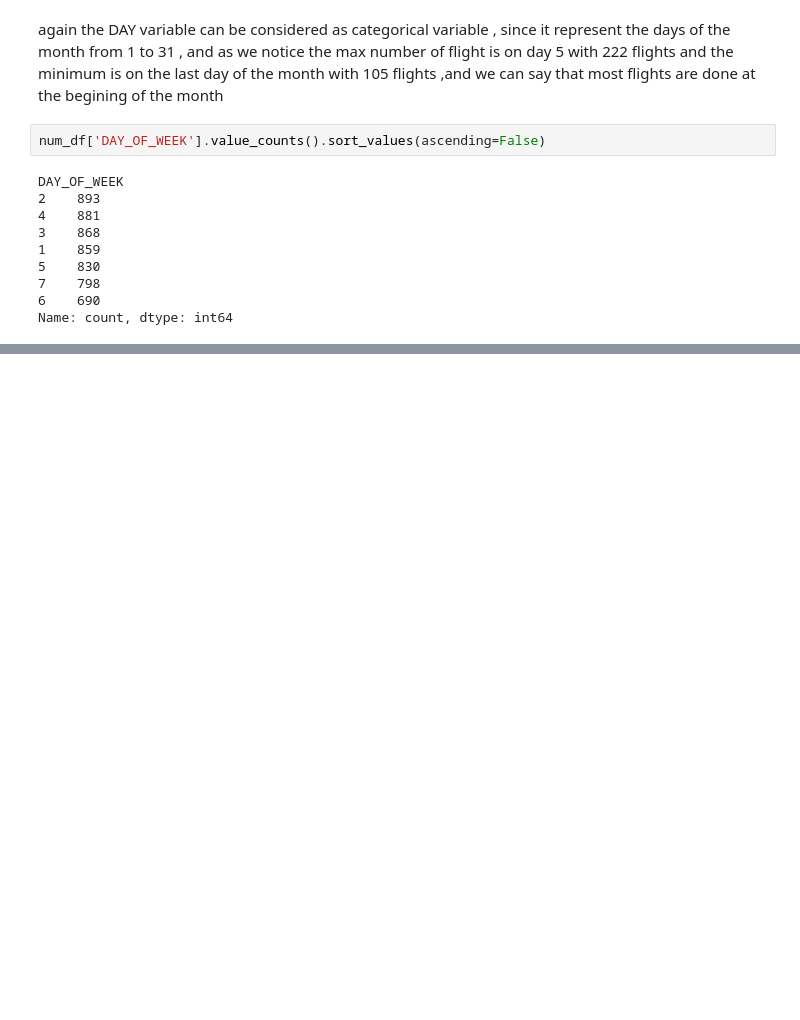
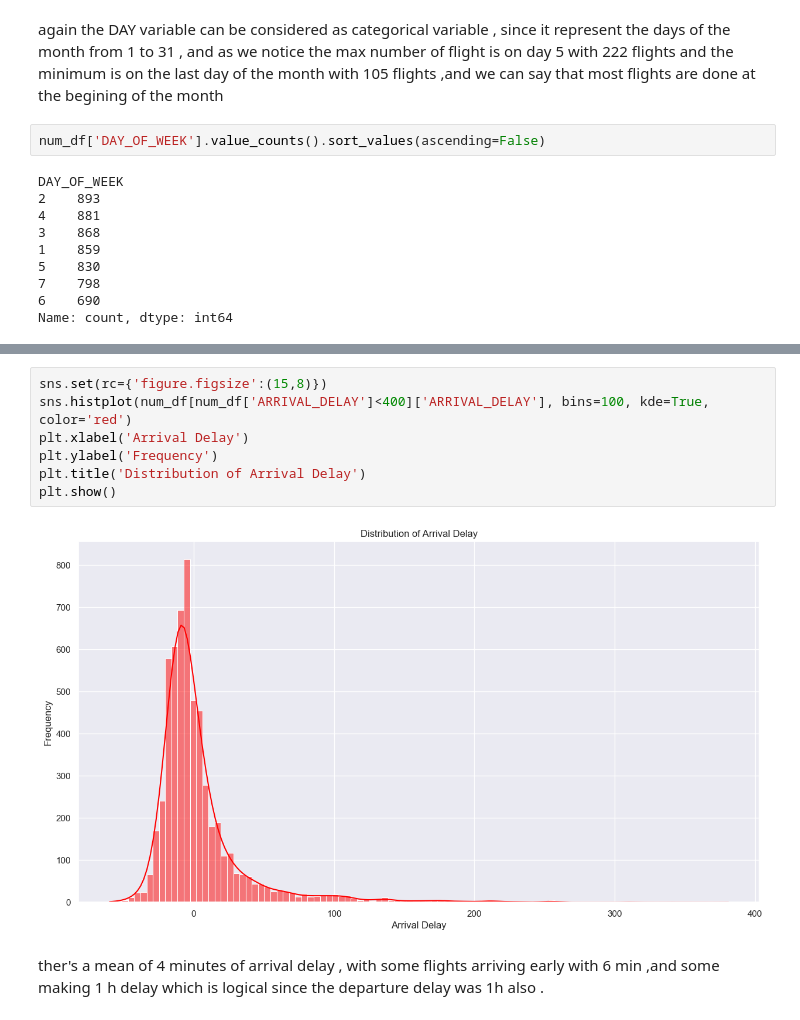
Before and after one commit to hacha007/EDA, a Jupyter notebook: flights_EDA.ipynb, the cells around one changed output, grey strips where cells are left out. Cells and saved outputs as stored; diff of their text form; blank space fills up the shorter version.

```diff
--- a/flights_EDA.ipynb
+++ b/flights_EDA.ipynb
@@ -212,0 +323,11 @@ plt.show()
+# %%
+sns.set(rc={'figure.figsize':(15,8)})
+sns.histplot(num_df[num_df['ARRIVAL_DELAY']<400]['ARRIVAL_DELAY'], bins=100, kde=True, color='red')
+plt.xlabel('Arrival Delay')
+plt.ylabel('Frequency')
+plt.title('Distribution of Arrival Delay')
+plt.show()
+# %% [output]
+[figure, added]
+# %% [markdown]
+ther's a mean of 4 minutes of arrival delay , with some flights arriving early with 6 min ,and some making 1 h delay which is logical since the departure delay was 1h also .
```
Also changed, not shown: parts of 22 cells of this notebook.
